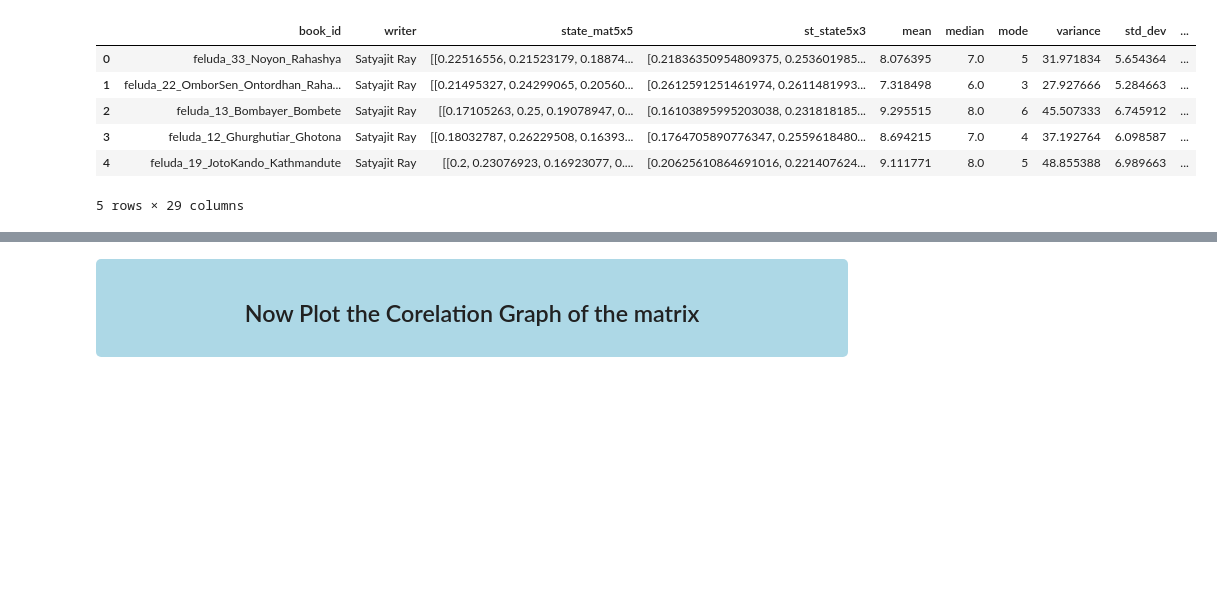
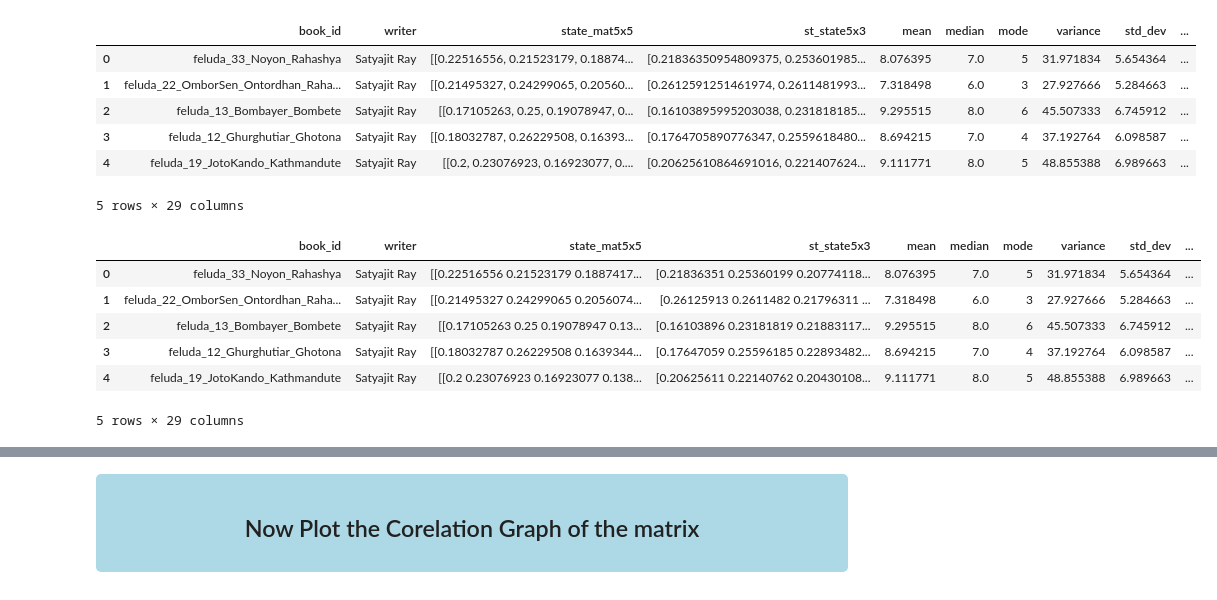
Before and after one commit to oitik/Harun-SIr, a Jupyter notebook: redefined-paper3-code.ipynb, the cells around one changed output, grey strips where cells are left out. Saved outputs shown, nothing was run; the diff lists cells and outputs as text; code cells hidden in the pictures; blank space fills up the shorter version.

Commit message:
Kaggle Notebook | Redefined_paper3_code | Version 4

```diff
--- a/redefined-paper3-code.ipynb
+++ b/redefined-paper3-code.ipynb
@@ -1323,0 +1424,11 @@ maindata.to_csv('author_data.csv', index=False)
+# %%
+df = pd.read_excel('/kaggle/working/author_data.xlsx')
+df.head()
+# %% [output]
+|  | book_id | writer | state_mat5x5 | st_state5x3 | mean | median | mode | variance | std_dev | ... |
+| 0 | feluda_33_Noyon_Rahashya | Satyajit Ray | [[0.22516556 0.21523179 0.1887417... | [0.21836351 0.25360199 0.20774118... | 8.076395 | 7.0 | 5 | 31.971834 | 5.654364 | ... |
+| 1 | feluda_22_OmborSen_Ontordhan_Raha... | Satyajit Ray | [[0.21495327 0.24299065 0.2056074... | [0.26125913 0.2611482 0.21796311 ... | 7.318498 | 6.0 | 3 | 27.927666 | 5.284663 | ... |
+| 2 | feluda_13_Bombayer_Bombete | Satyajit Ray | [[0.17105263 0.25 0.19078947 0.13... | [0.16103896 0.23181819 0.21883117... | 9.295515 | 8.0 | 6 | 45.507333 | 6.745912 | ... |
+| 3 | feluda_12_Ghurghutiar_Ghotona | Satyajit Ray | [[0.18032787 0.26229508 0.1639344... | [0.17647059 0.25596185 0.22893482... | 8.694215 | 7.0 | 4 | 37.192764 | 6.098587 | ... |
+| 4 | feluda_19_JotoKando_Kathmandute | Satyajit Ray | [[0.2 0.23076923 0.16923077 0.138... | [0.20625611 0.22140762 0.20430108... | 9.111771 | 8.0 | 5 | 48.855388 | 6.989663 | ... |
+5 rows × 29 columns
```
Also changed, not shown: parts of 49 cells of this notebook.
